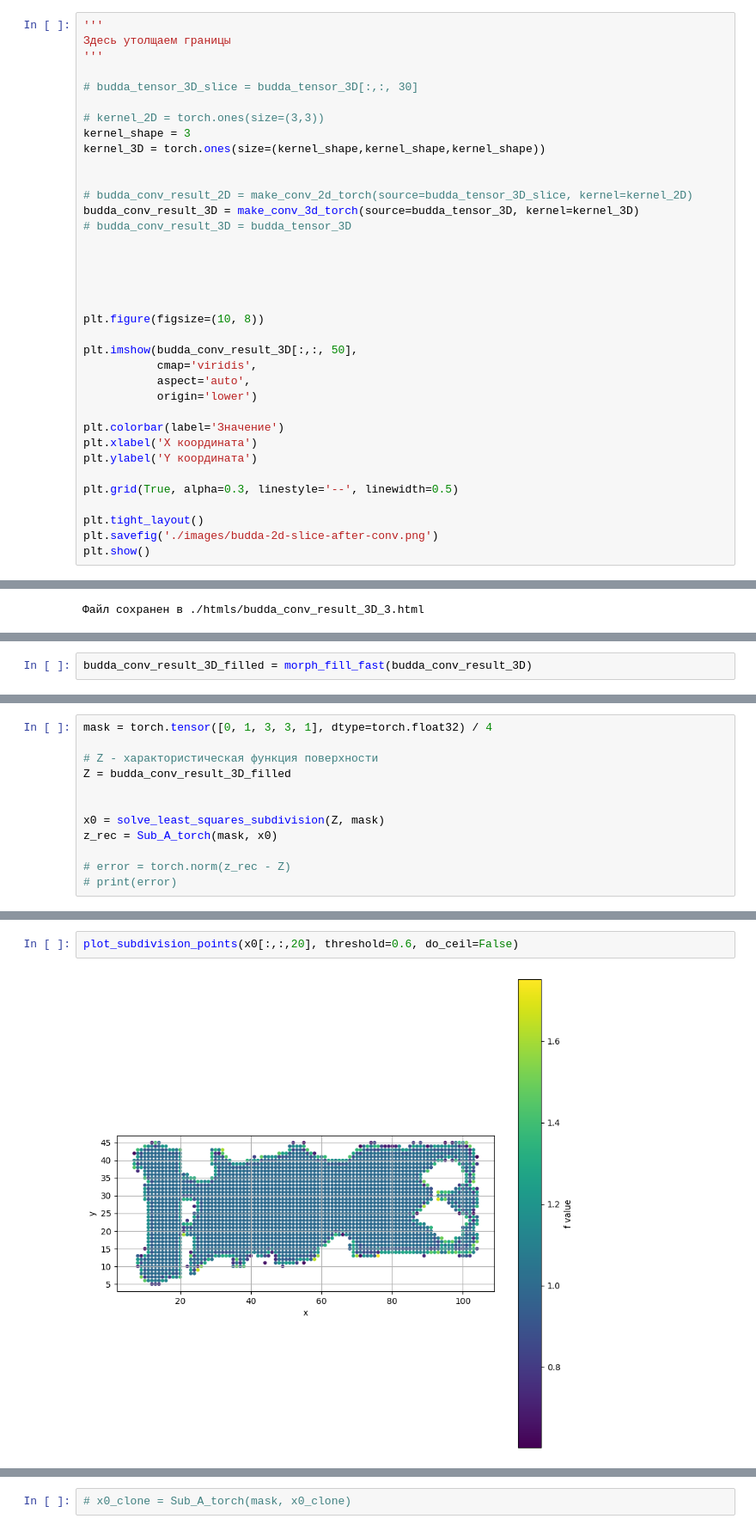
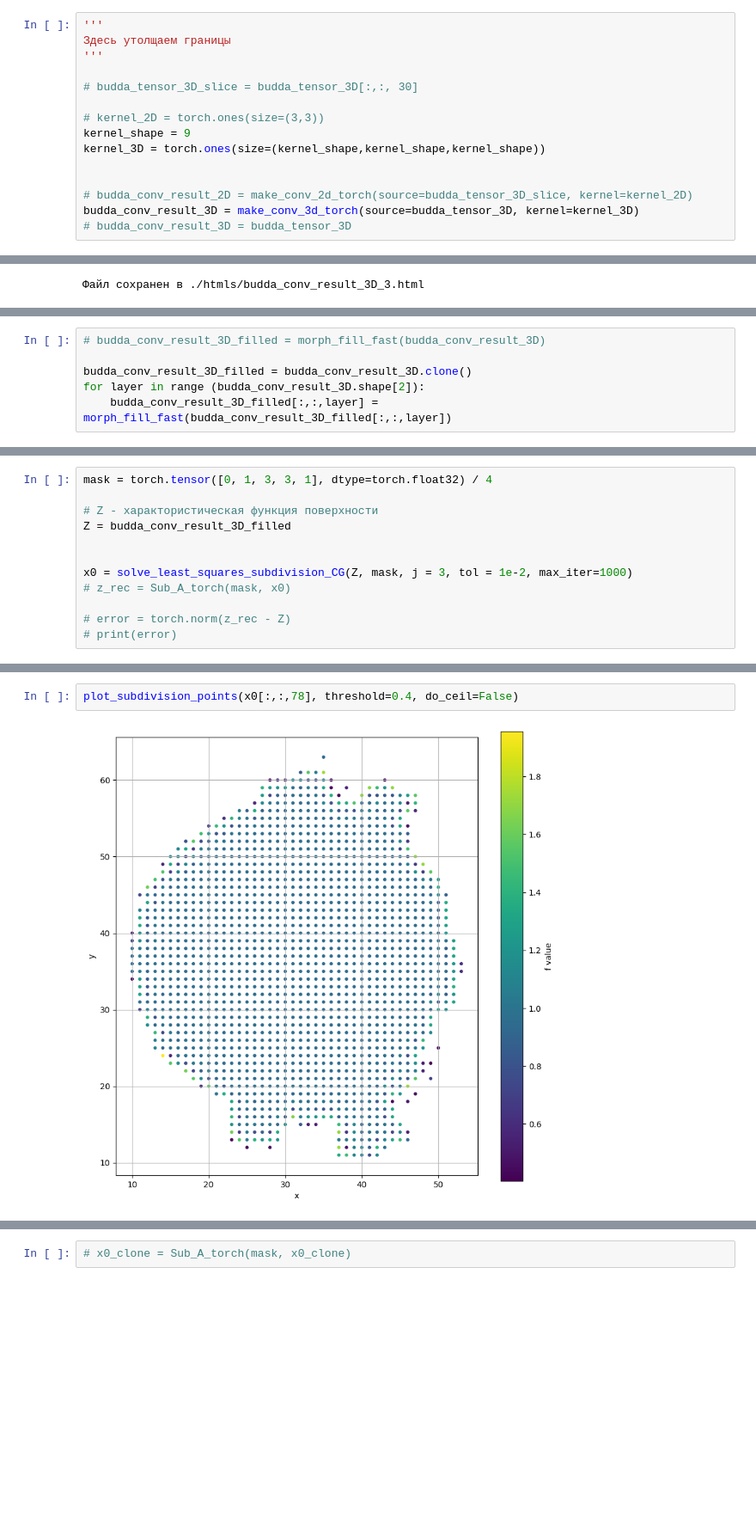
Before and after one commit to AlexanderShliakhturov/Application-of-subdivision-schemes-in-surface-approximation-problems, a Jupyter notebook: surface-reconstruction-budda.ipynb, the cells around one changed output, grey strips where cells are left out. Shown at 86% size. Cells and saved outputs as stored; diff of their text form; blank space fills up the shorter version.

```diff
--- a/surface-reconstruction-budda.ipynb
+++ b/surface-reconstruction-budda.ipynb
@@ -70,31 +76,10 @@ make_html_visual(tensor_3d=budda_tensor_3D, name='budda-raw', colorscale='Jet')
 # budda_tensor_3D_slice = budda_tensor_3D[:,:, 30]
 
 # kernel_2D = torch.ones(size=(3,3))
-kernel_shape = 3
+kernel_shape = 9
 kernel_3D = torch.ones(size=(kernel_shape,kernel_shape,kernel_shape))
 
 
 # budda_conv_result_2D = make_conv_2d_torch(source=budda_tensor_3D_slice, kernel=kernel_2D)
 budda_conv_result_3D = make_conv_3d_torch(source=budda_tensor_3D, kernel=kernel_3D)
 # budda_conv_result_3D = budda_tensor_3D
-
-
-
-
-
-plt.figure(figsize=(10, 8))
-
-plt.imshow(budda_conv_result_3D[:,:, 50],
-           cmap='viridis',
-           aspect='auto',
-           origin='lower')
-
-plt.colorbar(label='Значение')
-plt.xlabel('X координата')
-plt.ylabel('Y координата')
-
-plt.grid(True, alpha=0.3, linestyle='--', linewidth=0.5)
-
-plt.tight_layout()
-plt.savefig('./images/budda-2d-slice-after-conv.png')
-plt.show()
@@ -136,2 +138,6 @@ plt.show()
 # %%
-budda_conv_result_3D_filled = morph_fill_fast(budda_conv_result_3D)
+# budda_conv_result_3D_filled = morph_fill_fast(budda_conv_result_3D)
+
+budda_conv_result_3D_filled = budda_conv_result_3D.clone()
+for layer in range (budda_conv_result_3D.shape[2]):
+    budda_conv_result_3D_filled[:,:,layer] = morph_fill_fast(budda_conv_result_3D_filled[:,:,layer])
@@ -142,8 +167,8 @@ mask = torch.tensor([0, 1, 3, 3, 1], dtype=torch.float32) / 4
 Z = budda_conv_result_3D_filled
 
 
-x0 = solve_least_squares_subdivision(Z, mask)
-z_rec = Sub_A_torch(mask, x0)
+x0 = solve_least_squares_subdivision_CG(Z, mask, j = 3, tol = 1e-2, max_iter=1000)
+# z_rec = Sub_A_torch(mask, x0)
 
 # error = torch.norm(z_rec - Z)
 # print(error)
@@ -168,7 +195,7 @@ Converged at iter 336
 # %%
-plot_subdivision_points(x0[:,:,20], threshold=0.6, do_ceil=False)
+plot_subdivision_points(x0[:,:,78], threshold=0.4, do_ceil=False)
 # %% [output]
-[figure, old version]
+[figure, new version]
 # %%
 x0_subdivisioned = x0.clone()
 k = 2
```
Also changed, not shown: parts of 15 cells of this notebook, 24 other files.
